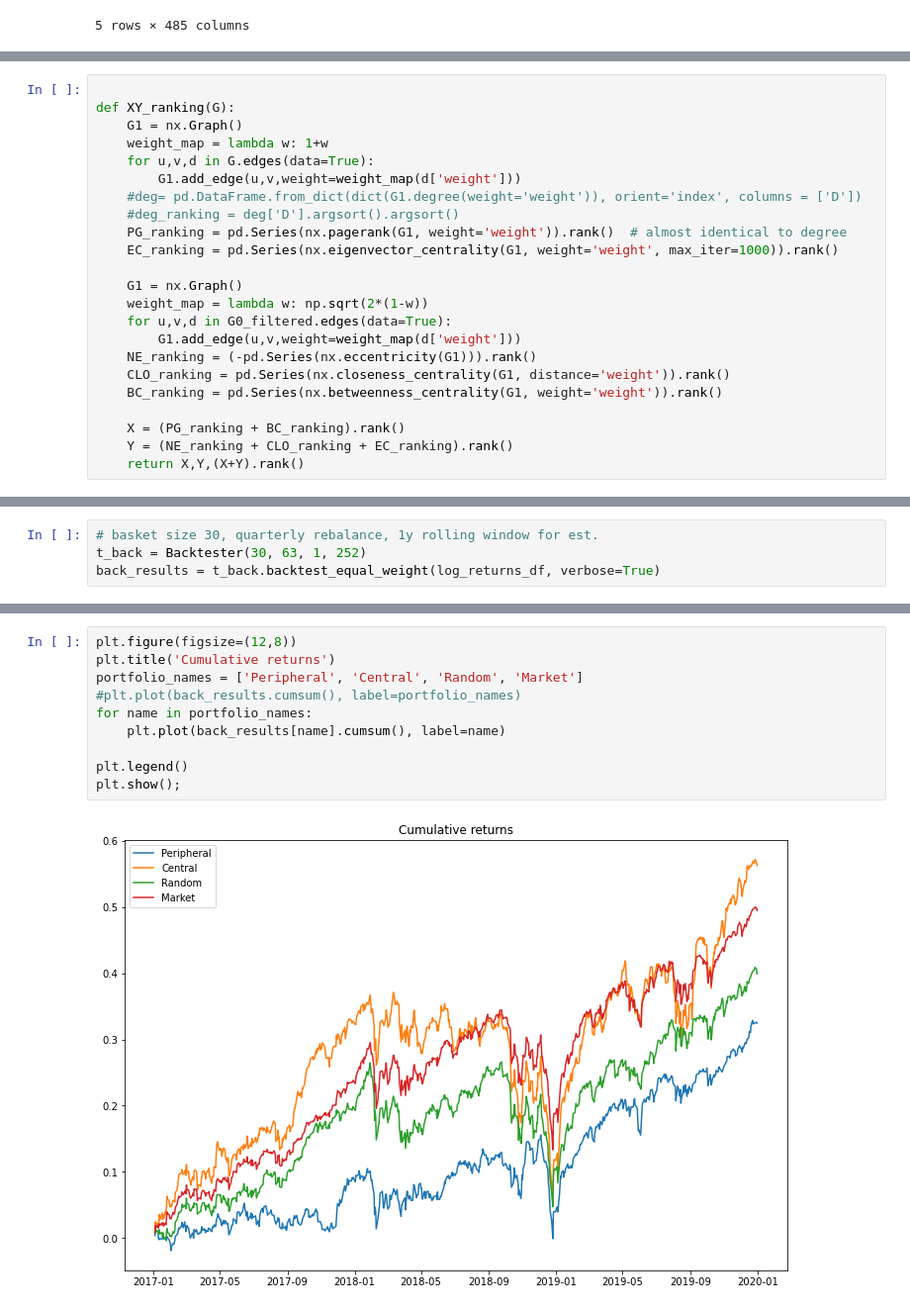
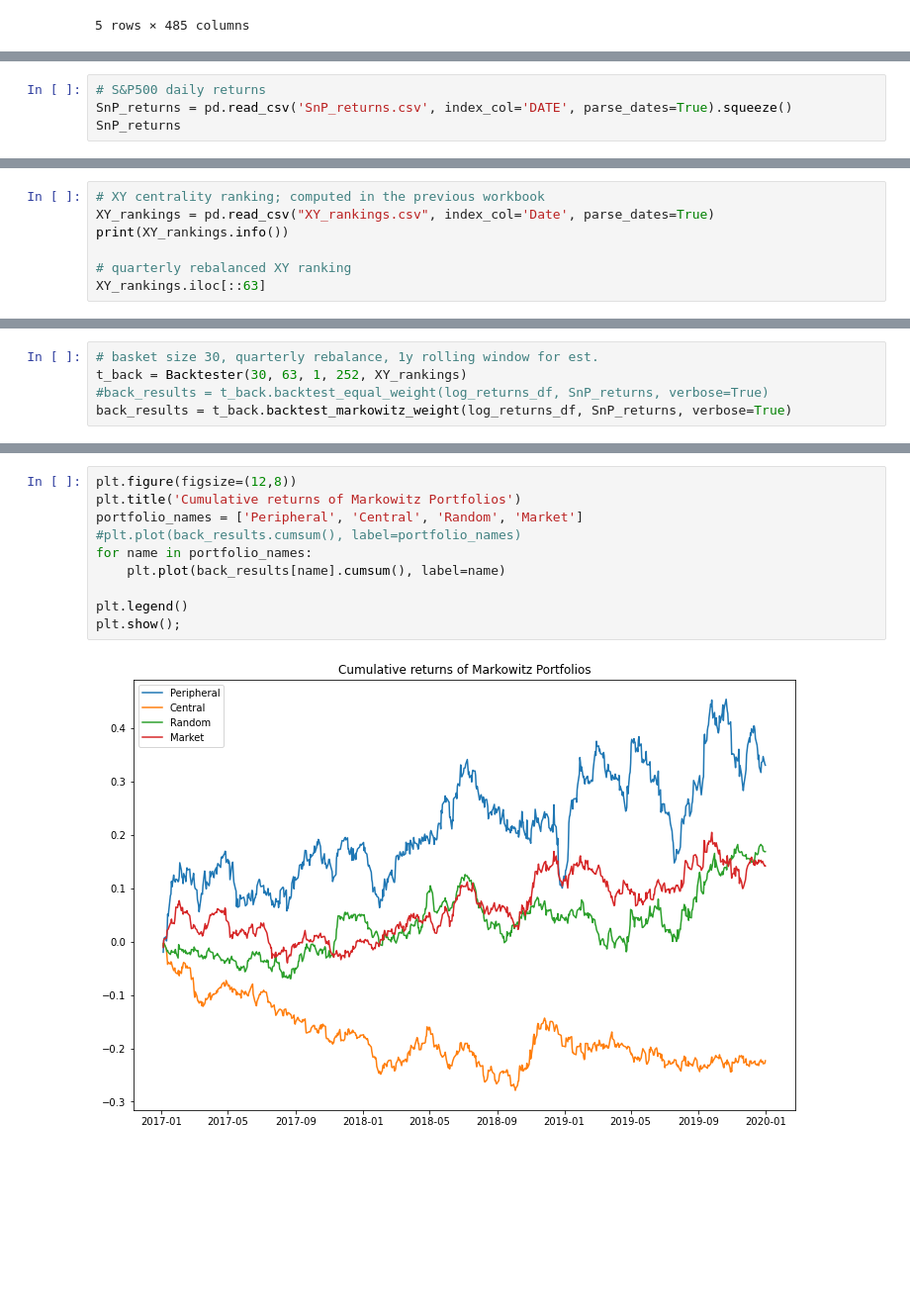
Before and after one commit to jw6602/GC-Project, a Jupyter notebook: backtest.ipynb, the cells around one changed output, grey strips where cells are left out. Shown: that part at 99% size. Drawn from its saved outputs; the diff is of its cells as text; blank space fills up the shorter version.

```diff
--- a/backtest.ipynb
+++ b/backtest.ipynb
@@ -239,23 +58,0 @@ As observed in the correlation heatmaps above, the centrality measures has two s
-# %%
-
-def XY_ranking(G):
-    G1 = nx.Graph()
-    weight_map = lambda w: 1+w
-    for u,v,d in G.edges(data=True):
-        G1.add_edge(u,v,weight=weight_map(d['weight']))
-    #deg= pd.DataFrame.from_dict(dict(G1.degree(weight='weight')), orient='index', columns = ['D'])
-    #deg_ranking = deg['D'].argsort().argsort()
-    PG_ranking = pd.Series(nx.pagerank(G1, weight='weight')).rank()  # almost identical to degree
-    EC_ranking = pd.Series(nx.eigenvector_centrality(G1, weight='weight', max_iter=1000)).rank()
-
-    G1 = nx.Graph()
-    weight_map = lambda w: np.sqrt(2*(1-w))
-    for u,v,d in G0_filtered.edges(data=True):
-        G1.add_edge(u,v,weight=weight_map(d['weight']))
-    NE_ranking = (-pd.Series(nx.eccentricity(G1))).rank()
-    CLO_ranking = pd.Series(nx.closeness_centrality(G1, distance='weight')).rank()
-    BC_ranking = pd.Series(nx.betweenness_centrality(G1, weight='weight')).rank()
-
-    X = (PG_ranking + BC_ranking).rank()
-    Y = (NE_ranking + CLO_ranking + EC_ranking).rank()
-    return X,Y,(X+Y).rank()
@@ -275,0 +59,4 @@ An incomplete PMFG means that MST is not guaranteed to be included in the PMFG g
+# %%
+# S&P500 daily returns
+SnP_returns = pd.read_csv('SnP_returns.csv', index_col='DATE', parse_dates=True).squeeze()
+SnP_returns
@@ -275,0 +85,7 @@ An incomplete PMFG means that MST is not guaranteed to be included in the PMFG g
+# %%
+# XY centrality ranking; computed in the previous workbook
+XY_rankings = pd.read_csv("XY_rankings.csv", index_col='Date', parse_dates=True)
+print(XY_rankings.info())
+
+# quarterly rebalanced XY ranking
+XY_rankings.iloc[::63]
@@ -331,5 +262,6 @@ class Backtester:
 # %%
 # basket size 30, quarterly rebalance, 1y rolling window for est.
-t_back = Backtester(30, 63, 1, 252)
-back_results = t_back.backtest_equal_weight(log_returns_df, verbose=True)
+t_back = Backtester(30, 63, 1, 252, XY_rankings)
+#back_results = t_back.backtest_equal_weight(log_returns_df, SnP_returns, verbose=True)
+back_results = t_back.backtest_markowitz_weight(log_returns_df, SnP_returns, verbose=True)
 # %% [output]
@@ -386,12 +333,12 @@ back_results.mean(), back_results.std()
 # %%
 plt.figure(figsize=(12,8))
-plt.title('Cumulative returns')
+plt.title('Cumulative returns of Markowitz Portfolios')
 portfolio_names = ['Peripheral', 'Central', 'Random', 'Market']
 #plt.plot(back_results.cumsum(), label=portfolio_names)
 for name in portfolio_names:
     plt.plot(back_results[name].cumsum(), label=name)
 
 plt.legend()
 plt.show();
 # %% [output]
-[figure, old version]
+[figure, new version]
```
Also changed, not shown: parts of 49 cells of this notebook, 5 other files.
